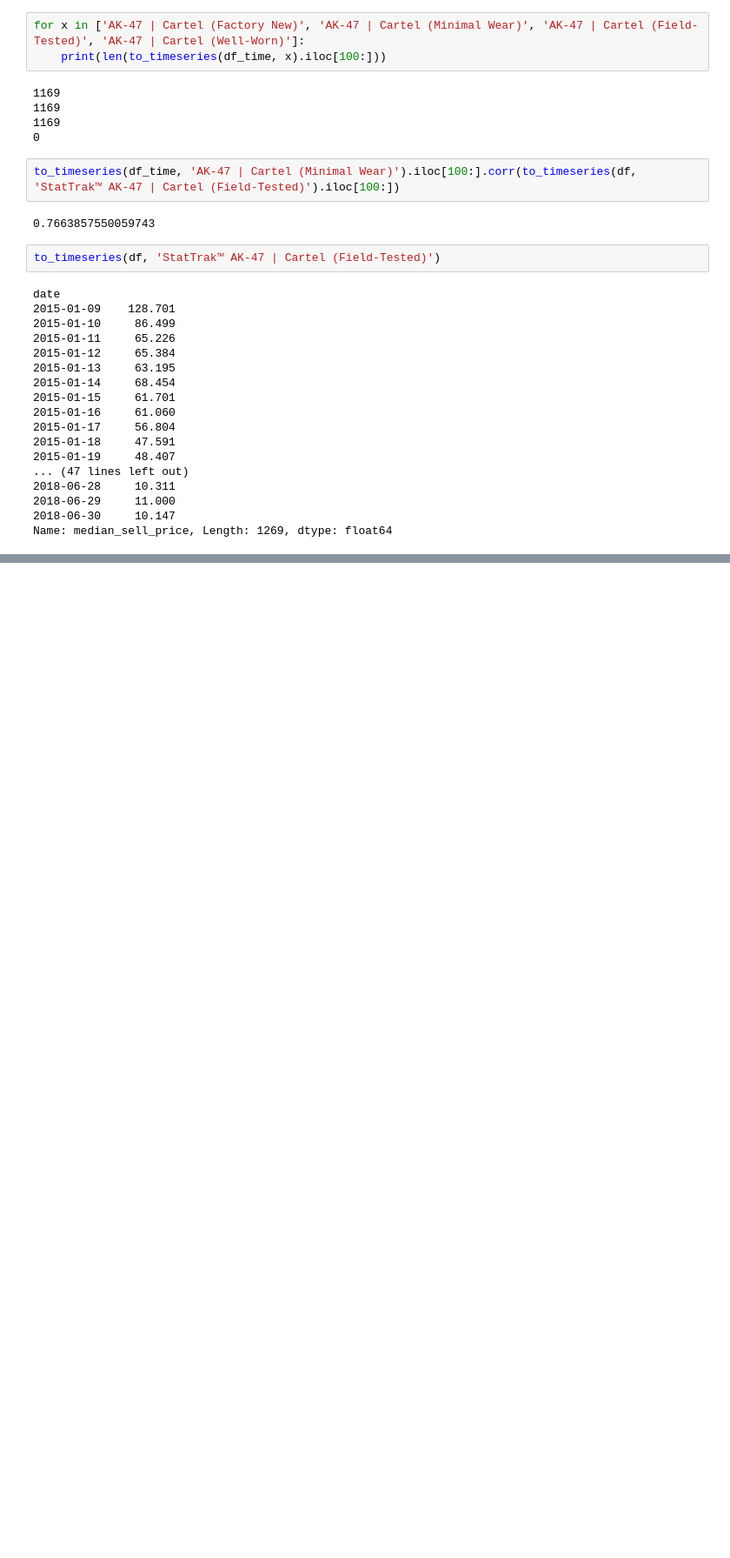
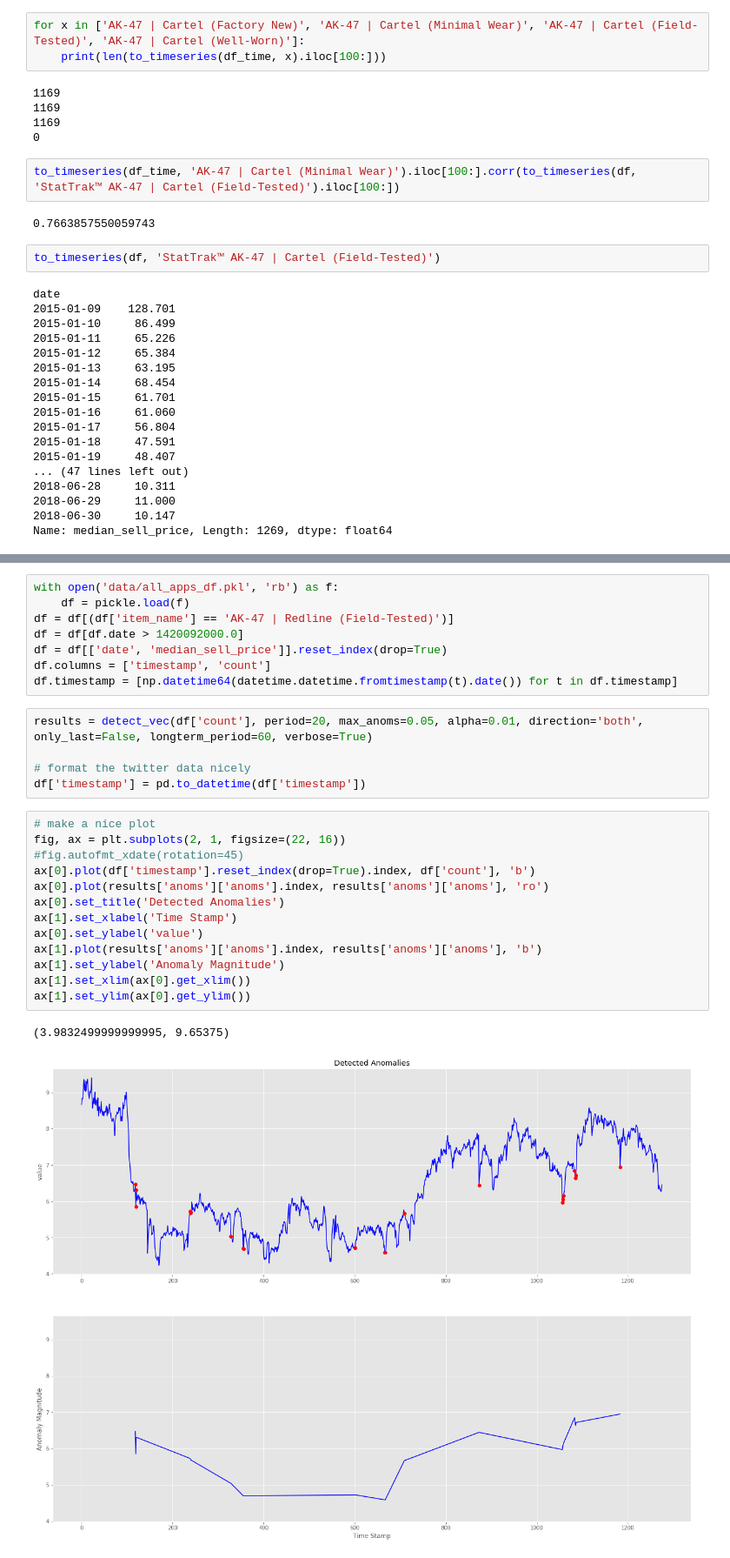
Before and after one commit to AkshayJ0shi/steam_anomaly_detection_capstone, a Jupyter notebook: series_arima.ipynb, the cells around one changed output, grey strips where cells are left out. Shown at 87% size. Saved outputs shown, nothing was run; the diff lists cells and outputs as text; blank space fills up the shorter version.

```diff
--- a/series_arima.ipynb
+++ b/series_arima.ipynb
@@ -297,0 +450,29 @@ Name: median_sell_price, Length: 1269, dtype: float64
+# %%
+with open('data/all_apps_df.pkl', 'rb') as f:
+    df = pickle.load(f)
+df = df[(df['item_name'] == 'AK-47 | Redline (Field-Tested)')]
+df = df[df.date > 1420092000.0]
+df = df[['date', 'median_sell_price']].reset_index(drop=True)
+df.columns = ['timestamp', 'count']
+df.timestamp = [np.datetime64(datetime.datetime.fromtimestamp(t).date()) for t in df.timestamp]
+# %%
+results = detect_vec(df['count'], period=20, max_anoms=0.05, alpha=0.01, direction='both', only_last=False, longterm_period=60, verbose=True)
+
+# format the twitter data nicely
+df['timestamp'] = pd.to_datetime(df['timestamp'])
+# %%
+# make a nice plot
+fig, ax = plt.subplots(2, 1, figsize=(22, 16))
+#fig.autofmt_xdate(rotation=45)
+ax[0].plot(df['timestamp'].reset_index(drop=True).index, df['count'], 'b')
+ax[0].plot(results['anoms']['anoms'].index, results['anoms']['anoms'], 'ro')
+ax[0].set_title('Detected Anomalies')
+ax[1].set_xlabel('Time Stamp')
+ax[0].set_ylabel('value')
+ax[1].plot(results['anoms']['anoms'].index, results['anoms']['anoms'], 'b')
+ax[1].set_ylabel('Anomaly Magnitude')
+ax[1].set_xlim(ax[0].get_xlim())
+ax[1].set_ylim(ax[0].get_ylim())
+# %% [output]
+(3.9832499999999995, 9.65375)
+[figure, added]
```
Also changed, not shown: parts of 34 cells of this notebook.
